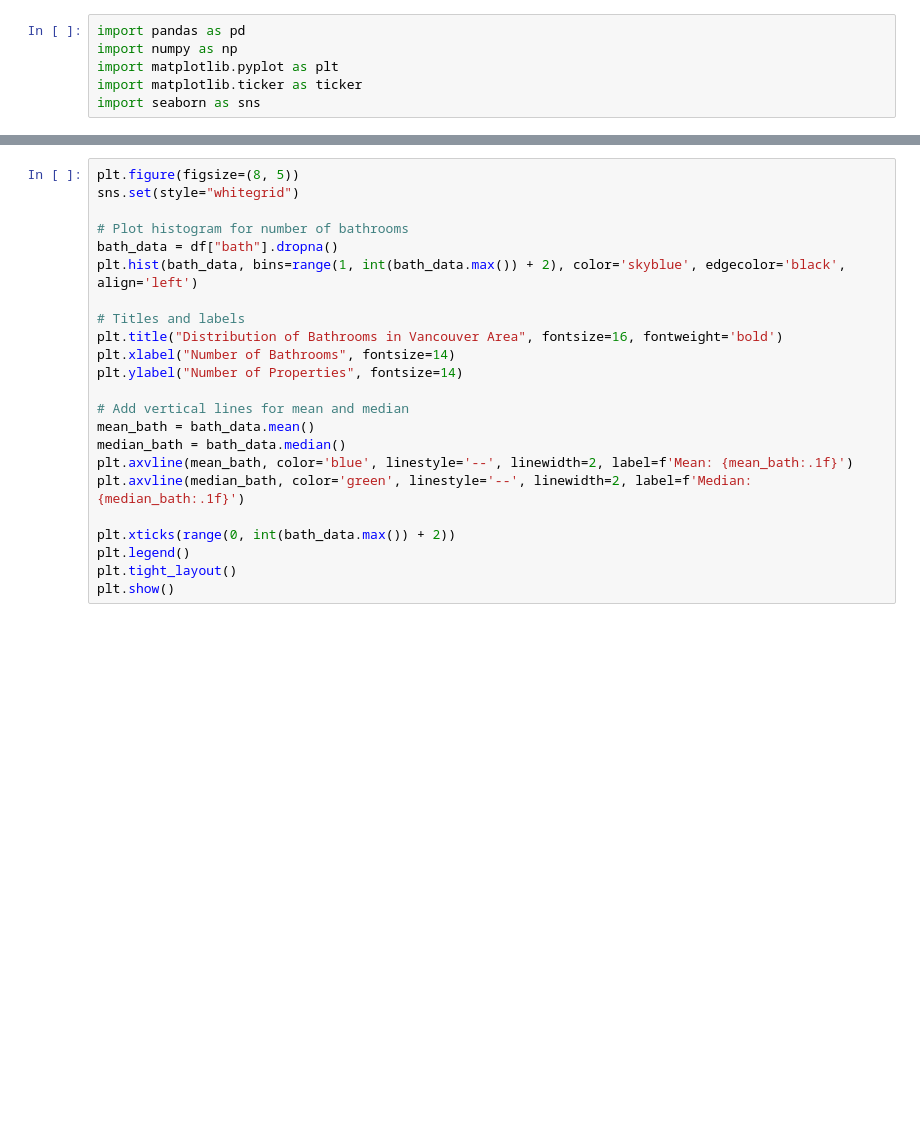
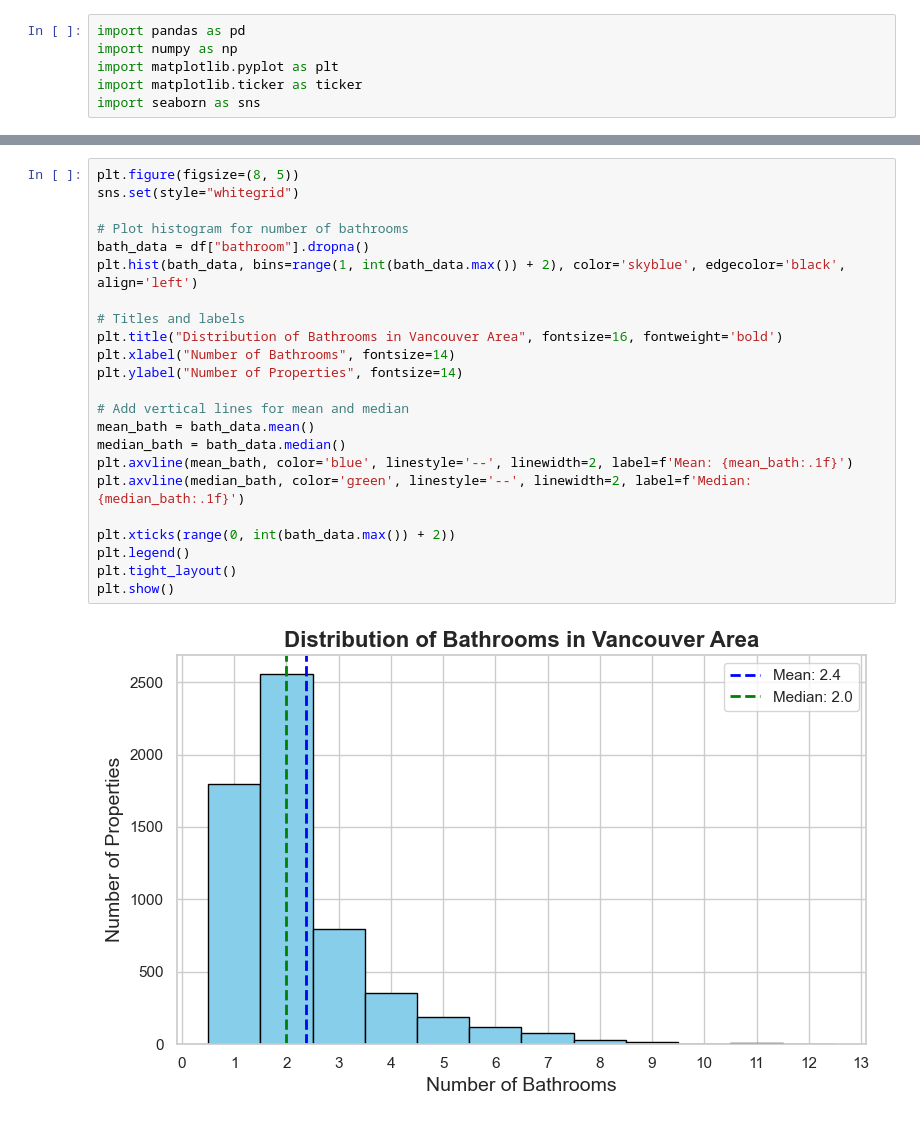
Before and after one commit to chrisgqy/Redfin_RealEstate_ETL, a Jupyter notebook: notebook/load_and_eda.ipynb, the cells around one changed output, grey strips where cells are left out. Cells and saved outputs as stored; diff of their text form; blank space fills up the shorter version.

```diff
--- a/notebook/load_and_eda.ipynb
+++ b/notebook/load_and_eda.ipynb
@@ -75,26 +81,28 @@ plt.show()
 # %%
 plt.figure(figsize=(8, 5))
 sns.set(style="whitegrid")
 
 # Plot histogram for number of bathrooms
-bath_data = df["bath"].dropna()
+bath_data = df["bathroom"].dropna()
 plt.hist(bath_data, bins=range(1, int(bath_data.max()) + 2), color='skyblue', edgecolor='black', align='left')
 
 # Titles and labels
 plt.title("Distribution of Bathrooms in Vancouver Area", fontsize=16, fontweight='bold')
 plt.xlabel("Number of Bathrooms", fontsize=14)
 plt.ylabel("Number of Properties", fontsize=14)
 
 # Add vertical lines for mean and median
 mean_bath = bath_data.mean()
 median_bath = bath_data.median()
 plt.axvline(mean_bath, color='blue', linestyle='--', linewidth=2, label=f'Mean: {mean_bath:.1f}')
 plt.axvline(median_bath, color='green', linestyle='--', linewidth=2, label=f'Median: {median_bath:.1f}')
 
 plt.xticks(range(0, int(bath_data.max()) + 2))
 plt.legend()
 plt.tight_layout()
 plt.show()
+# %% [output]
+[figure, added]
 # %%
 plt.figure(figsize=(8, 5))
 sns.set(style="whitegrid")
```
Also changed, not shown: parts of 5 cells of this notebook.
